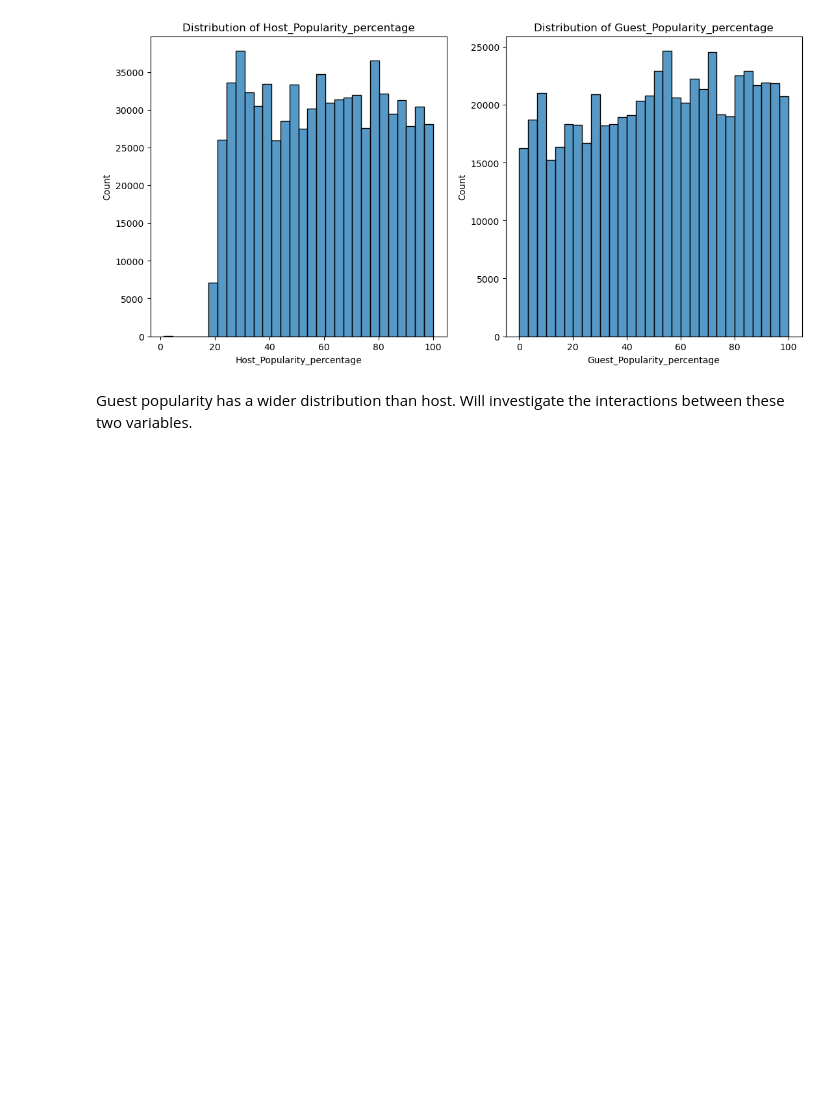
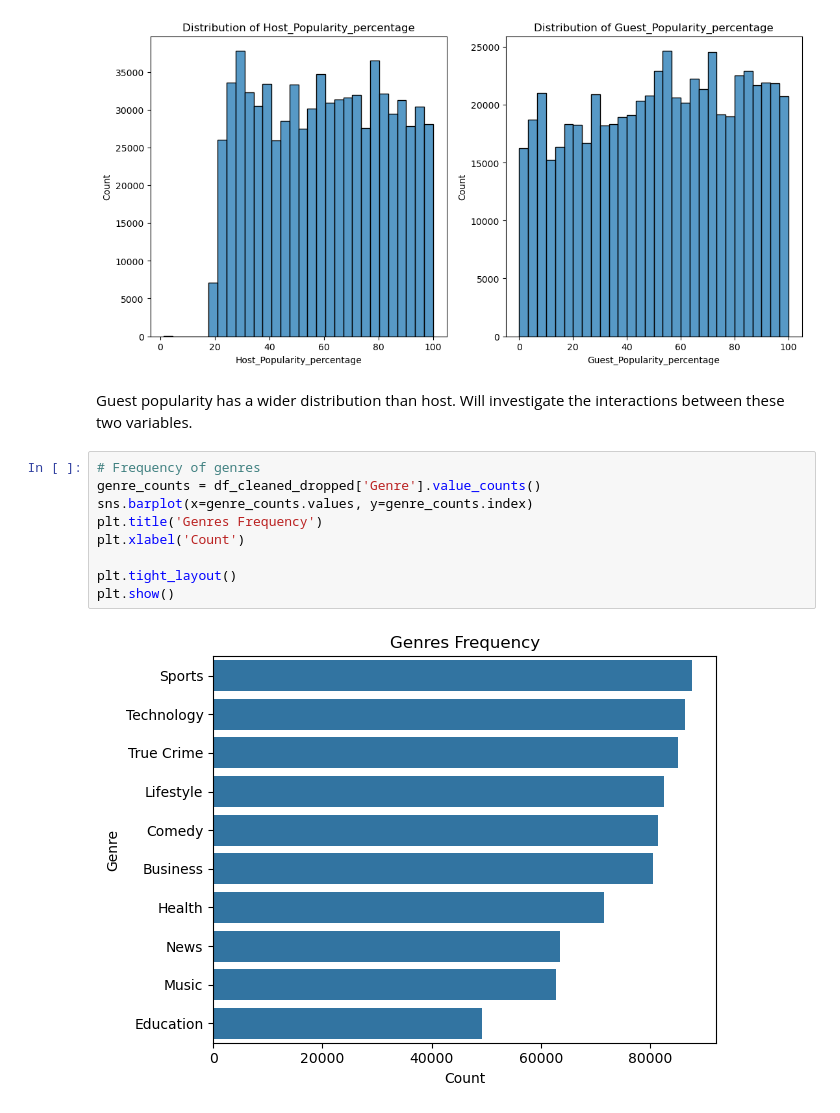
Before and after one commit to Seribii1o1/Predict-Podcast-Listening-Time, a Jupyter notebook: code/EDA.ipynb, the cells around one changed output. Saved outputs shown, nothing was run; the diff lists cells and outputs as text; blank space fills up the shorter version.

```diff
--- a/code/EDA.ipynb
+++ b/code/EDA.ipynb
@@ -374,3 +374,14 @@ Text(0.5, 1.0, 'Distribution of Guest_Popularity_percentage')
 [figure]
 # %% [markdown]
 Guest popularity has a wider distribution than host. Will investigate the interactions between these two variables.
+# %%
+# Frequency of genres
+genre_counts = df_cleaned_dropped['Genre'].value_counts()
+sns.barplot(x=genre_counts.values, y=genre_counts.index)
+plt.title('Genres Frequency')
+plt.xlabel('Count')
+
+plt.tight_layout()
+plt.show()
+# %% [output]
+[figure, added]
```
Also changed, not shown: parts of 5 cells of this notebook.
